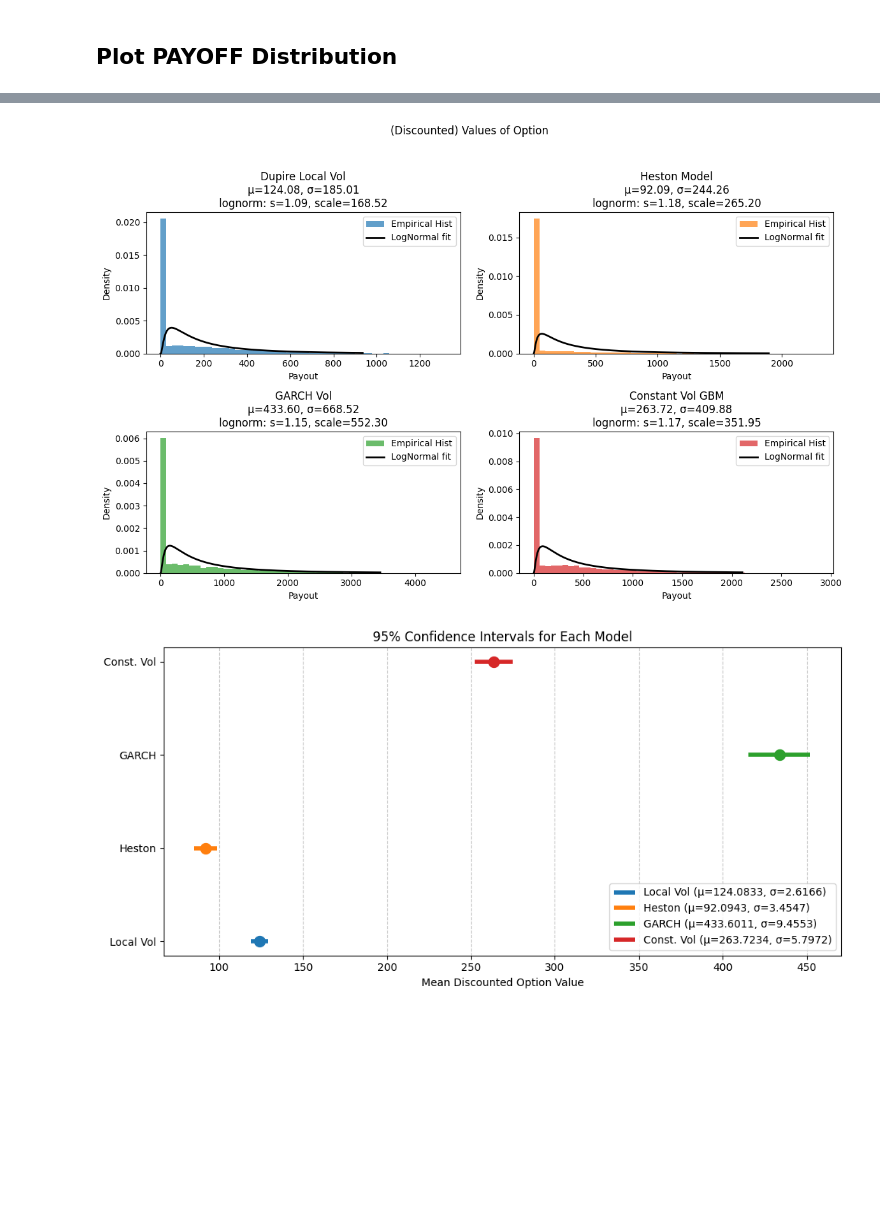
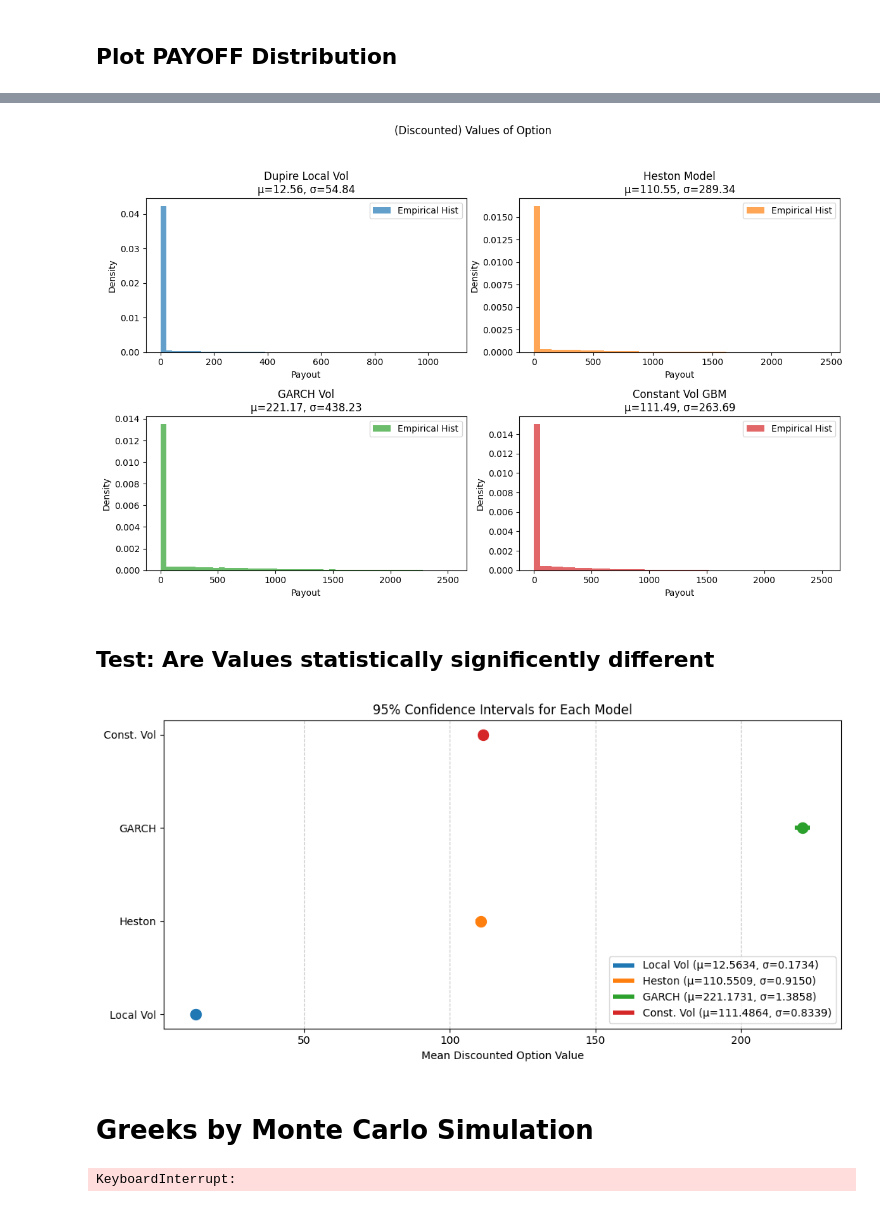
Before and after one commit to StevenYang23/MonteCarloOptionPricing, a Jupyter notebook: main.ipynb, the cells around one changed output, grey strips where cells are left out. Cells and saved outputs as stored; diff of their text form; code cells hidden in the pictures; blank space fills up the shorter version.

```diff
--- a/main.ipynb
+++ b/main.ipynb
@@ -85,3 +71,7 @@ plot_local_vol_surface(calls,local_vol_surface_)
+# %%
+spline = get_spline(calls)
+local_vol_surface = dupire_local_vol(calls,spline)
+plot_local_vol_surface(calls,local_vol_surface)
 # %% [markdown]
 ## Heston Method
 # %%
@@ -137,4 +127,7 @@ r = calls["r"].iloc[0]
 # Divident rate
 q = 0
 # number of simulations
-M = 5000
+M = 100000
+# Knock-out barrier
+B = 1.5*S0
+plot_sharkfin(B,K)
@@ -142,7 +137,8 @@ M = 5000
 ## Plot Paths
 # %%
 S_path_Heston,V_path_Heston = heston_simulation(S0=S0,r=r,q=q,K=K,T=T,v0=v0,kappa=kappa,theta=theta,rho=rho,sigma=sigma,M=M,N=N)
-S_path_dupire,V_path_dupire = dupire_simulation(mu_annual=mu_annual,K=K,S0=S0,T=T,N=N,M=M, params=[calls["S0"].iloc[0],calls["r"].iloc[0],interp])
+S_path_dupire,V_path_dupire = dupire_simulation(mu_annual=mu_annual,K=K,S0=S0,T=T,N=N,M=M, calls = calls, spline=spline)
+# S_path_dupire,V_path_dupire = np.zeros((N+1,M)),np.zeros((N+1,))
 S_path_Garch, V_path_Garch = Garch_simulation(omega=omega, alpha=alpha, beta=beta,mu_annual=mu_annual,vol_annual=vol_annual,N=N,M=M,S0=S0,T=T)
 S_path_GBM, V_path_GBM = GBM_simulation(vol_annual=vol_annual,mu_annual=mu_annual,S0=S0,T=T,N=N,M=M)
 
@@ -156,19 +152,8 @@ plot_v_paths(V_path_dupire,V_path_Heston,V_path_Garch,V_path_GBM)
 # %% [markdown]
 ## Plot PAYOFF Distribution
 # %%
-def payout(path,K):
-    return np.maximum(path[-1,:]-K,0)
-
-def DCF(payout,r,T):
-    return payout*np.exp(-r*T)
-
-local_vol_payouts = payout(S_path_dupire,K)
-heston_payouts = payout(S_path_Heston,K)
-Garch_Vol_payouts = payout(S_path_Garch,K)
-Constant_vol_payouts = payout(S_path_GBM,K)
-
-local_vol_val = DCF(local_vol_payouts,r,T)
-heston_val = DCF(heston_payouts,r,T)
-Garch_Vol_val = DCF(Garch_Vol_payouts,r,T)
-Constant_vol_val = DCF(Constant_vol_payouts,r,T)
+local_vol_value = valuation(S_path_dupire,K,B,r,AMR=True)
+heston_value = valuation(S_path_Heston,K,B,r,AMR=True)
+Garch_Vol_value = valuation(S_path_Garch,K,B,r,AMR=True)
+Constant_vol_value = valuation(S_path_GBM,K,B,r,AMR=True)
 # %%
@@ -182,8 +163,16 @@ plot_log_norm(local_vol_payouts,heston_payouts,Garch_Vol_payouts,Constant_vol_pa
 # %%
-plot_log_norm(local_vol_val,heston_val,Garch_Vol_val,Constant_vol_val,'(Discounted) Values of Option')
+plot_log_norm(local_vol_value,heston_value,Garch_Vol_value,Constant_vol_value,'(Discounted) Values of Option',dist = False)
 # %% [output]
-[figure, old version]
+[figure, new version]
+# %% [markdown]
+## Test: Are Values statistically significently different
 # %%
-plot_CI(local_vol_val,heston_val,Garch_Vol_val,Constant_vol_val,alpha = 0.05)
+plot_CI(local_vol_value,heston_value,Garch_Vol_value,Constant_vol_value,alpha = 0.05)
 # %% [output]
-[figure, old version]
+[figure, new version]
+# %% [markdown]
+# Greeks by Monte Carlo Simulation
+# %%
+plot_greeks(r=r, sigma=vol_annual, K=K, B=B, S0=S0, h=1, vol_h=0.005, n_sim=100000)
+# %% [output]
+KeyboardInterrupt:
```
Also changed, not shown: parts of 16 cells of this notebook, 13 other files.
